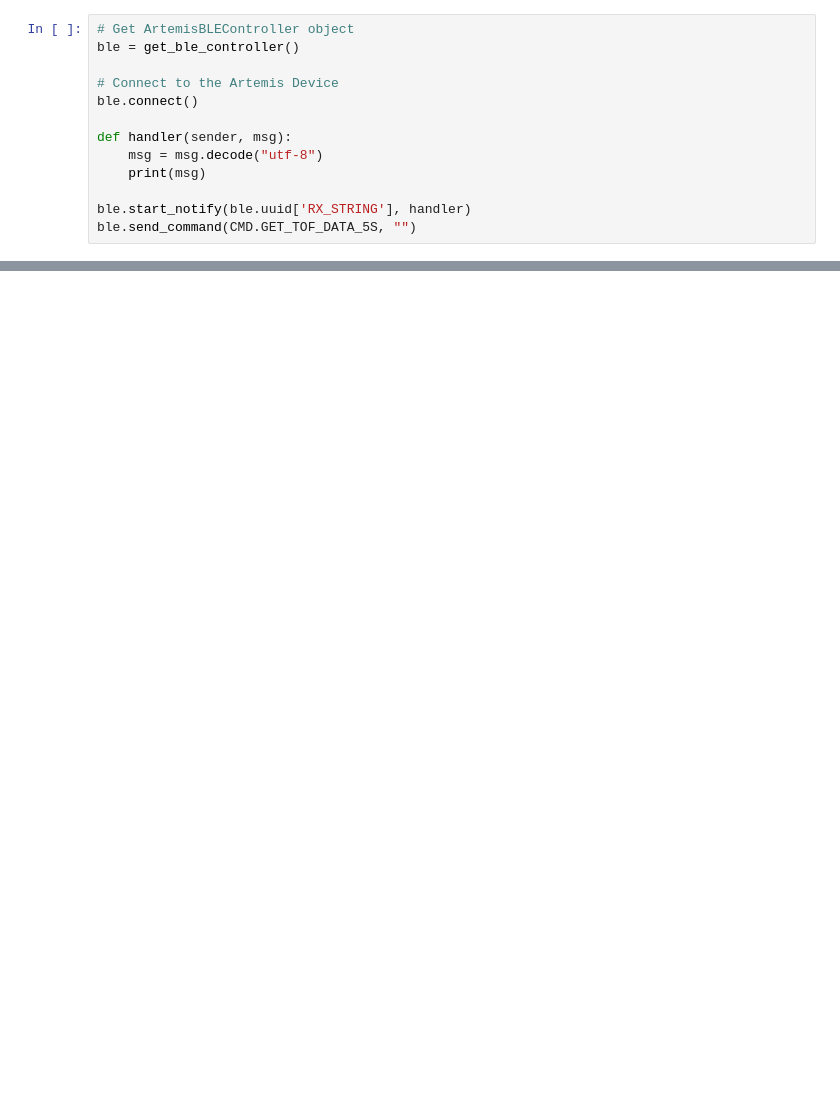
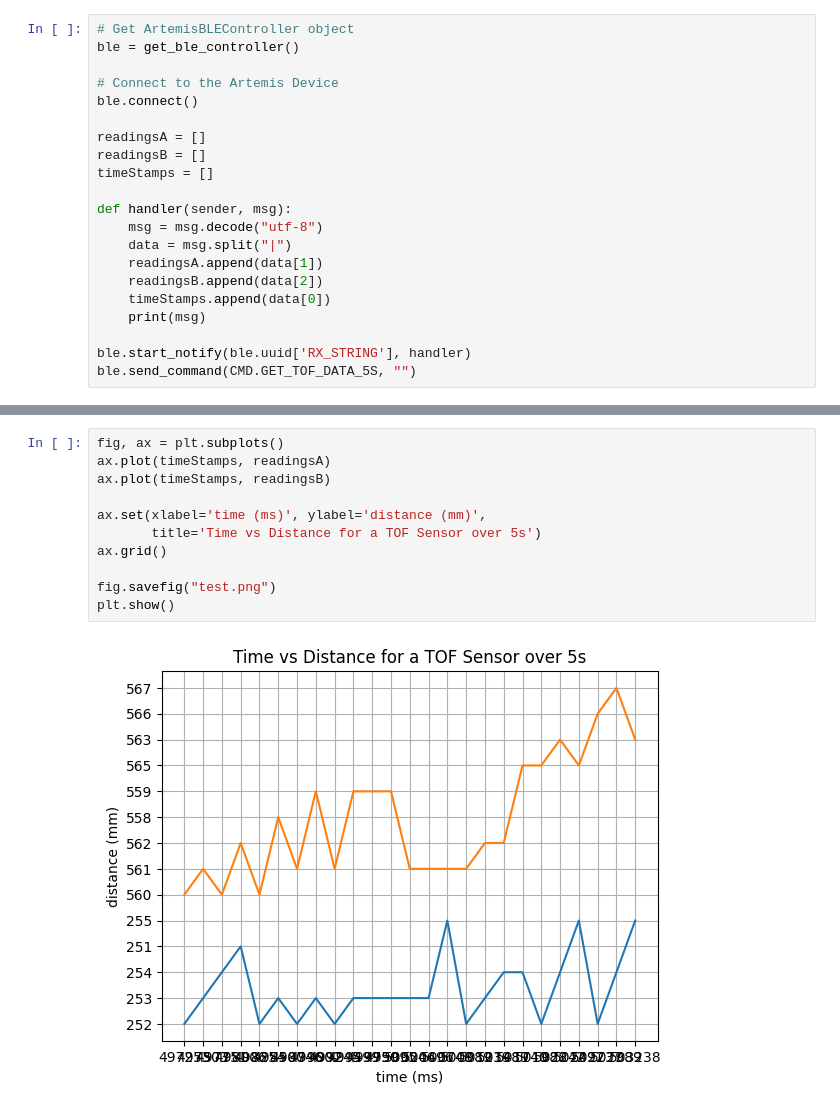
Before and after one commit to usedhondacivic/FAST-ROBOTS-2023, a Jupyter notebook: python/lab_3.ipynb, the cells around one changed output, grey strips where cells are left out. Cells and saved outputs as stored; diff of their text form; blank space fills up the shorter version.

```diff
--- a/python/lab_3.ipynb
+++ b/python/lab_3.ipynb
@@ -16,8 +23,16 @@ ble = get_ble_controller()
 # Connect to the Artemis Device
 ble.connect()
 
+readingsA = []
+readingsB = []
+timeStamps = []
+
 def handler(sender, msg):
     msg = msg.decode("utf-8")
+    data = msg.split("|")
+    readingsA.append(data[1])
+    readingsB.append(data[2])
+    timeStamps.append(data[0])
     print(msg)
 
 ble.start_notify(ble.uuid['RX_STRING'], handler)
@@ -42,0 +60,13 @@ ble.send_command(CMD.GET_TOF_DATA_5S, "")
+# %%
+fig, ax = plt.subplots()
+ax.plot(timeStamps, readingsA)
+ax.plot(timeStamps, readingsB)
+
+ax.set(xlabel='time (ms)', ylabel='distance (mm)',
+       title='Time vs Distance for a TOF Sensor over 5s')
+ax.grid()
+
+fig.savefig("test.png")
+plt.show()
+# %% [output]
+[figure, added]
```
Also changed, not shown: parts of 3 cells of this notebook, 31 other files.
